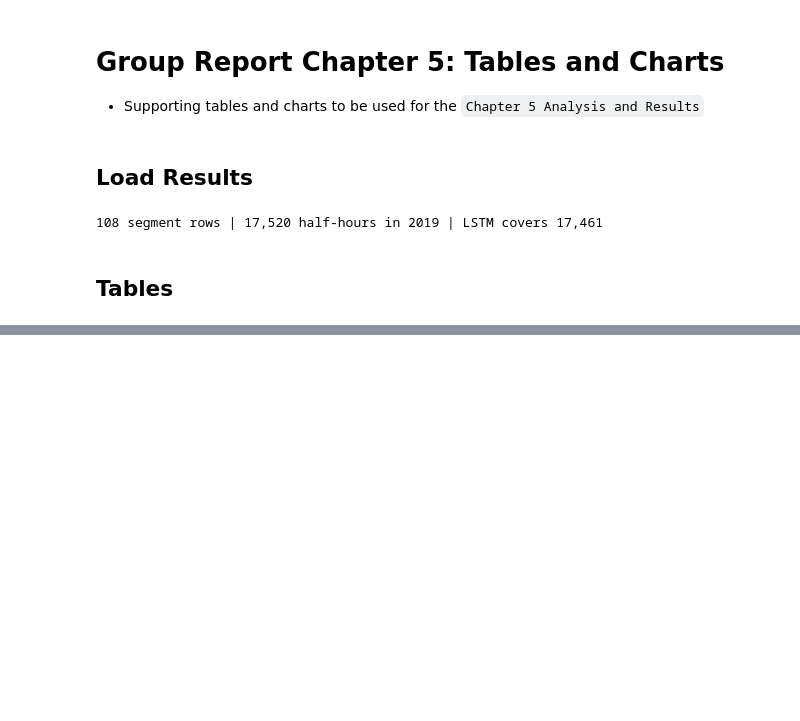
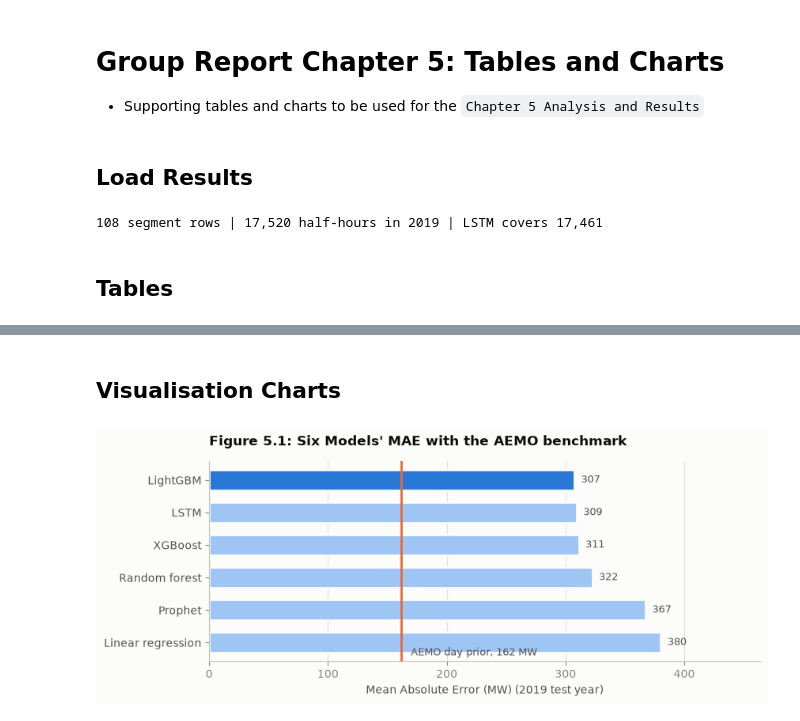
Before and after one commit to danielc088/ZZSC9020-group-A, a Jupyter notebook: src/report-chapter5-tables-charts.ipynb, the cells around one changed output, grey strips where cells are left out. Cells and saved outputs as stored; diff of their text form; code cells hidden in the pictures; blank space fills up the shorter version.

```diff
--- a/src/report-chapter5-tables-charts.ipynb
+++ b/src/report-chapter5-tables-charts.ipynb
@@ -26,7 +26,7 @@ plt.rcParams.update({'figure.facecolor': SURFACE, 'axes.facecolor': SURFACE, 'sa
 MODELS = ['lightgbm', 'lstm', 'xgboost', 'random_forest', 'prophet', 'baseline']
 NAMES = {'lightgbm': 'LightGBM', 'lstm': 'LSTM', 'xgboost': 'XGBoost', 'random_forest': 'Random forest',
          'prophet': 'Prophet', 'baseline': 'Linear regression', 'lightgbm_tuned': 'LightGBM (tuned)',
-         'naive_yesterday': 'Naive, same time yesterday'}
+         'naive': 'Naive (same time yesterday)'}
 SEGMENTS = {'overall': 'All of 2019', 'Summer': 'Summer', 'Autumn': 'Autumn', 'Winter': 'Winter',
             'Spring': 'Spring', 'above_18': '18°C and above', 'below_18': 'Below 18°C',
             'is_school_term': 'School term', 'is_school_holiday': 'School holiday'}
@@ -99,0 +240,12 @@ KeyError: 'naive'
+# %%
+# Tables 5.8: AEMO's accuracy on the same segments, and the gap to LightGBM
+aemo = pd.DataFrame({s: {'AEMO day prior (MW)': mean_absolute_error(actual[m], preds.aemo_dayprior[m]),
+                         'AEMO 12-hour prior (MW)': mean_absolute_error(actual[m], preds.aemo_12hr[m]),
+                         'AEMO day prior MAPE (%)': mean_absolute_percentage_error(actual[m], preds.aemo_dayprior[m]) * 100}
+                     for s, m in masks.items()}).T
+table_58 = pd.DataFrame({'AEMO day prior (MW)': aemo['AEMO day prior (MW)'], 'LightGBM (MW)': mae.loc['lightgbm']})
+table_58['Gap (MW)'] = table_58['LightGBM (MW)'] - table_58['AEMO day prior (MW)']
+table_58['Ratio'] = table_58['LightGBM (MW)'] / table_58['AEMO day prior (MW)']
+
+print('Table 5.8:LightGBM against the AEMO day-prior forecast'); print(table_58.rename(index=SEGMENTS).to_string(float_format=fmt(2)))
+print('\nLightGBM vs AEMO:', {k: round(float(v), 3) for k, v in diebold_mariano(preds['lightgbm'], preds['aemo_dayprior']).items()})
@@ -99,0 +299,32 @@ KeyError: 'naive'
+# %% [markdown]
+## Visualisation Charts
+# %%
+# Create functions to draw charts:
+def finish(fig, ax, title):
+    ax.set_title(title, fontsize=12.5, fontweight='bold', loc='left', pad=14, color=INK)
+    fig.tight_layout()
+    plt.show()
+
+def hbars(ax, values, highlight):
+    y = np.arange(len(values))[::-1]
+    ax.barh(y, values, height=0.62, color=[BLUE if h else BLUE_LIGHT for h in highlight], edgecolor=SURFACE, linewidth=2)
+
+    for yi, v in zip(y, values):
+        ax.text(v + values.max() * 0.015, yi, f'{v:,.0f}', va='center', fontsize=9, color=INK2)
+    ax.set_yticks(y); ax.set_yticklabels(values.index, color=INK2)
+    ax.xaxis.grid(True); ax.set_axisbelow(True)
+
+    return y
+# %%
+# Figure 5.1: Overall MAE with the AEMO benchmark
+overall = mae['overall'].rename(index=NAMES)
+aemo_mae = aemo.loc['overall', 'AEMO day prior (MW)']
+fig, ax = plt.subplots(figsize=(8.6, 3.6))
+y = hbars(ax, overall, overall == overall.min())
+ax.axvline(aemo_mae, color=ORANGE, linewidth=2, zorder=3)
+ax.text(aemo_mae + 8, y[-1] - 0.3, f'AEMO day prior, {aemo_mae:,.0f} MW', color=INK2, fontsize=9, va='center')
+ax.set_xlim(0, overall.max() * 1.22)
+ax.set_xlabel('Mean Absolute Error (MW) (2019 test year)')
+finish(fig, ax, 'Figure 5.1: Six Models\' MAE with the AEMO benchmark')
+# %% [output]
+[figure, added]
```
Also changed, not shown: parts of 13 cells of this notebook, 1 other file.
